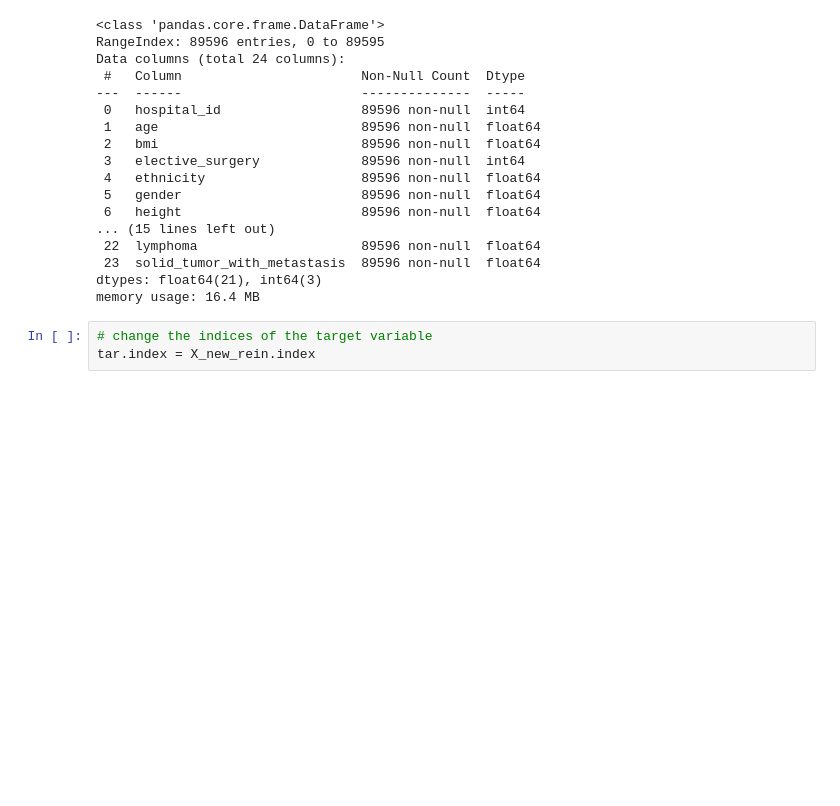
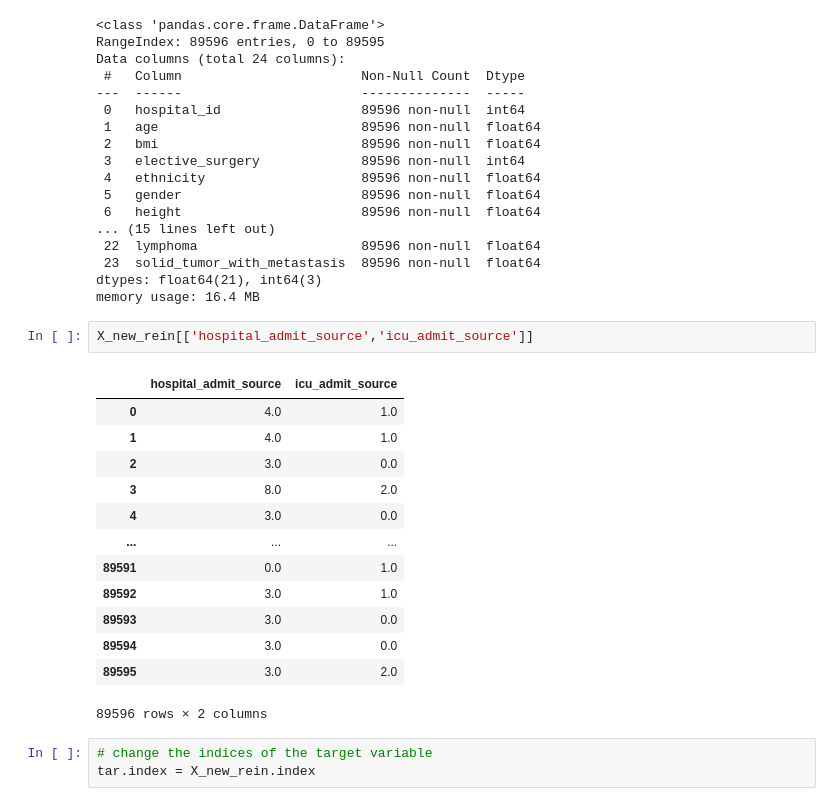
Before and after one commit to avikumart/Patient-Survival-Prediction-using-Deep-Learning, a Jupyter notebook: patient-survival-prediction-project.ipynb, the cells around one changed output. Drawn from its saved outputs; the diff is of its cells as text; blank space fills up the shorter version.

```diff
--- a/patient-survival-prediction-project.ipynb
+++ b/patient-survival-prediction-project.ipynb
@@ -406,6 +426,22 @@ Data columns (total 24 columns):
  23  solid_tumor_with_metastasis  89596 non-null  float64
 dtypes: float64(21), int64(3)
 memory usage: 16.4 MB
+# %%
+X_new_rein[['hospital_admit_source','icu_admit_source']]
+# %% [output]
+|  | hospital_admit_source | icu_admit_source |
+| 0 | 4.0 | 1.0 |
+| 1 | 4.0 | 1.0 |
+| 2 | 3.0 | 0.0 |
+| 3 | 8.0 | 2.0 |
+| 4 | 3.0 | 0.0 |
+| ... | ... | ... |
+| 89591 | 0.0 | 1.0 |
+| 89592 | 3.0 | 1.0 |
+| 89593 | 3.0 | 0.0 |
+| 89594 | 3.0 | 0.0 |
+| 89595 | 3.0 | 2.0 |
+89596 rows × 2 columns
 # %%
 # change the indices of the target variable
 tar.index = X_new_rein.index
```
Also changed, not shown: parts of 8 cells of this notebook.
